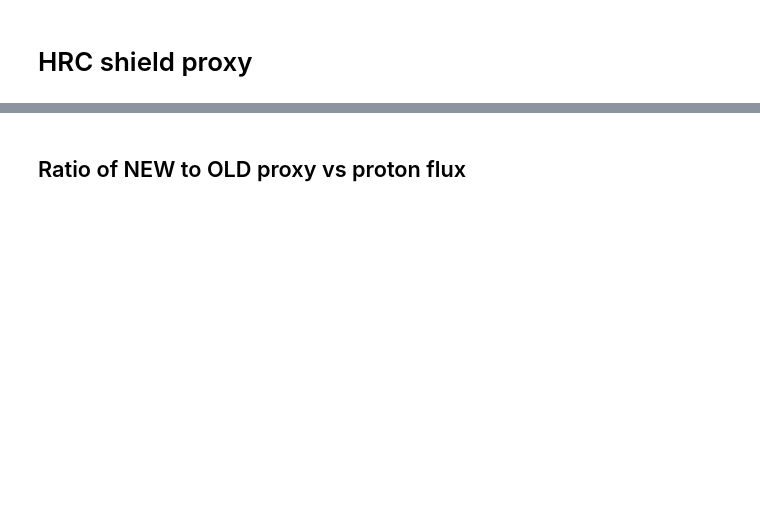
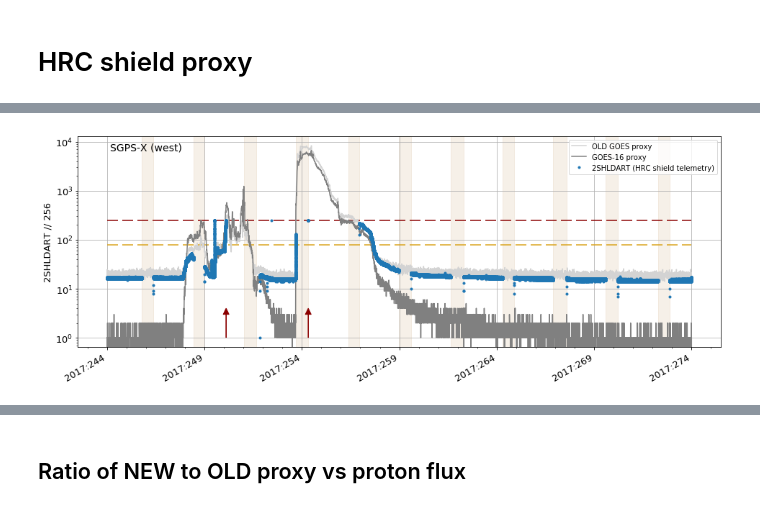
Before and after one commit to chandra-mta/mtanb, a Jupyter notebook: g16-hrc-proxy/flare-2017-HRC-shield-proxy-calibration.ipynb, the cells around one changed output, grey strips where cells are left out. Cells and saved outputs as stored; diff of their text form; code cells hidden in the pictures; blank space fills up the shorter version.

```diff
--- a/g16-hrc-proxy/flare-2017-HRC-shield-proxy-calibration.ipynb
+++ b/g16-hrc-proxy/flare-2017-HRC-shield-proxy-calibration.ipynb
@@ -264,5 +303,5 @@ P8A (83-99 MeV)
 # %%
 # Realtime GOES data archived through Replan Central
-# NOTE: Replan Central contains hrc_shield proxy that is normalized (// 256)
-goes_arc = get_arc_goes_data()
+# NOTE: Replan Central contains hrc_shield proxy that is normalized (/ 256)
+arc_goes = get_arc_goes_data()
 # %%
@@ -334,14 +357,0 @@ rad_zones = events.rad_zones.filter(start='2017:249', stop='2017:258').table
-# %%
-hrcproxy_correction = 0
-plt.figure(figsize=[16, 6])
-plot_old_new_proxy(k, arc2017_flt, HRCProxy_2017, hrcproxy_correction, shld2017, shld2017_flt)
-ax = plt.gca()
-
-for rad_zone in rad_zones:
-    x1 = DateTime(rad_zone['start']).plotdate
-    x2 = DateTime(rad_zone['stop']).plotdate
-    ax.axvspan(x1, x2, alpha=0.2, color='yellowgreen')
-
-for scs107 in scs107s:
-    plt.arrow(DateTime(scs107['start']).plotdate, 1, 0, 2,
-              head_width=0.3, head_length=1, color='crimson')
@@ -563,0 +382,28 @@ __Figure:__ GOES-16 HRC proxy (linear combination of GOES-16 channels with old c
+# %%
+# HRC proxy, use old coefficients on new GOES-16 channels
+proton_fluxes = []
+for key in CHANS_G16_PROXY.keys():
+    proton_fluxes.append(ProtonFluxes[:, k, key])
+
+HRCProxy_2017 = calc_HRCProxy(proton_fluxes)
+# %%
+# From kadi database of major events
+scs107s = events.scs107s.filter(start='2017:249', stop='2017:258').table
+rad_zones = events.rad_zones.filter(start='2017:244', stop='2017:274').table
+# %%
+hrcproxy_correction = 0
+plt.figure(figsize=[16, 6])
+# Note: Scaling by 256 implemented inside the plotting routine
+plot_old_new_proxy(k, arc2017_flt, HRCProxy_2017, hrcproxy_correction, shld2017)
+ax = plt.gca()
+
+for rad_zone in rad_zones:
+    x1 = DateTime(rad_zone['start']).plotdate
+    x2 = DateTime(rad_zone['stop']).plotdate
+    ax.axvspan(x1, x2, alpha=0.2, color='tan')
+
+for scs107 in scs107s:
+    plt.arrow(DateTime(scs107['start']).plotdate, 1, 0, 2,
+              head_width=0.3, head_length=1, color='darkred')
+# %% [output]
+[figure, added]
```
Also changed, not shown: parts of 75 cells of this notebook.
